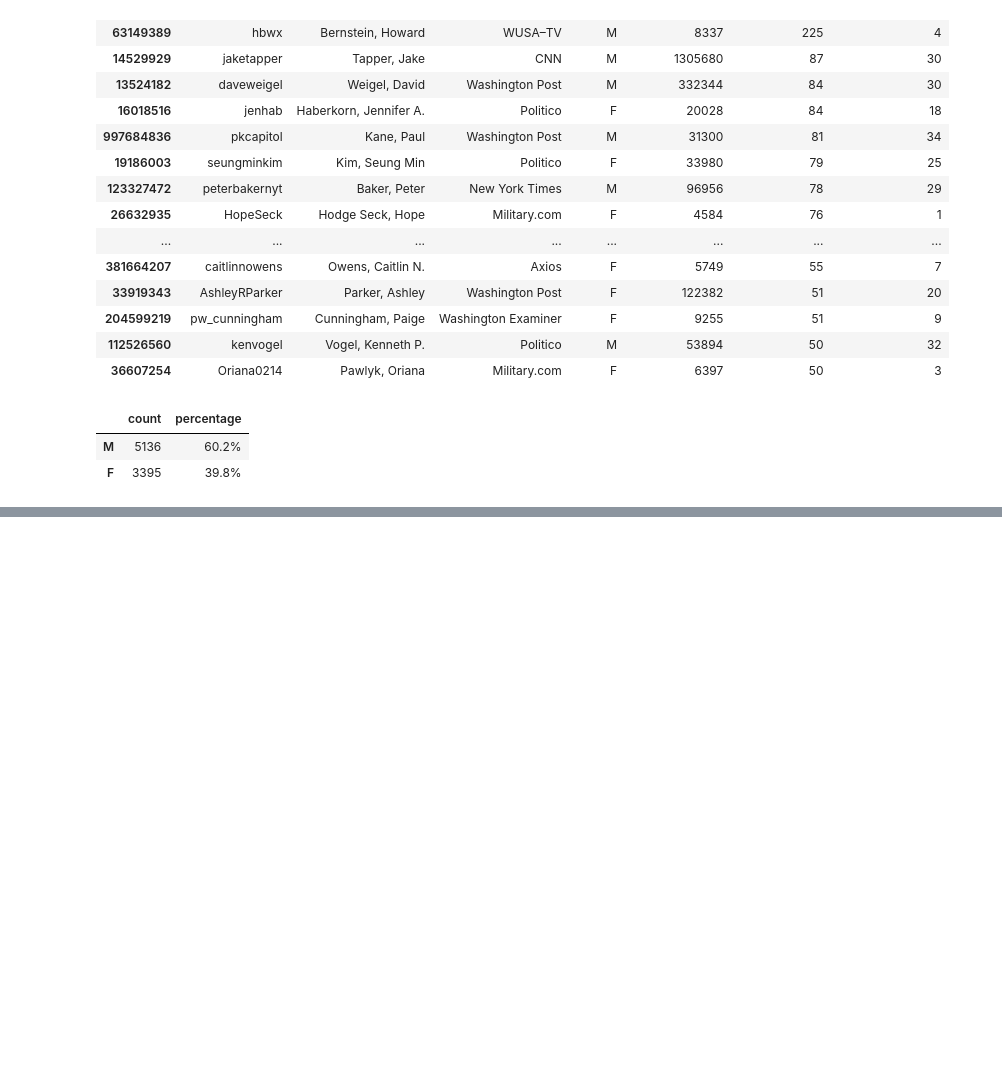
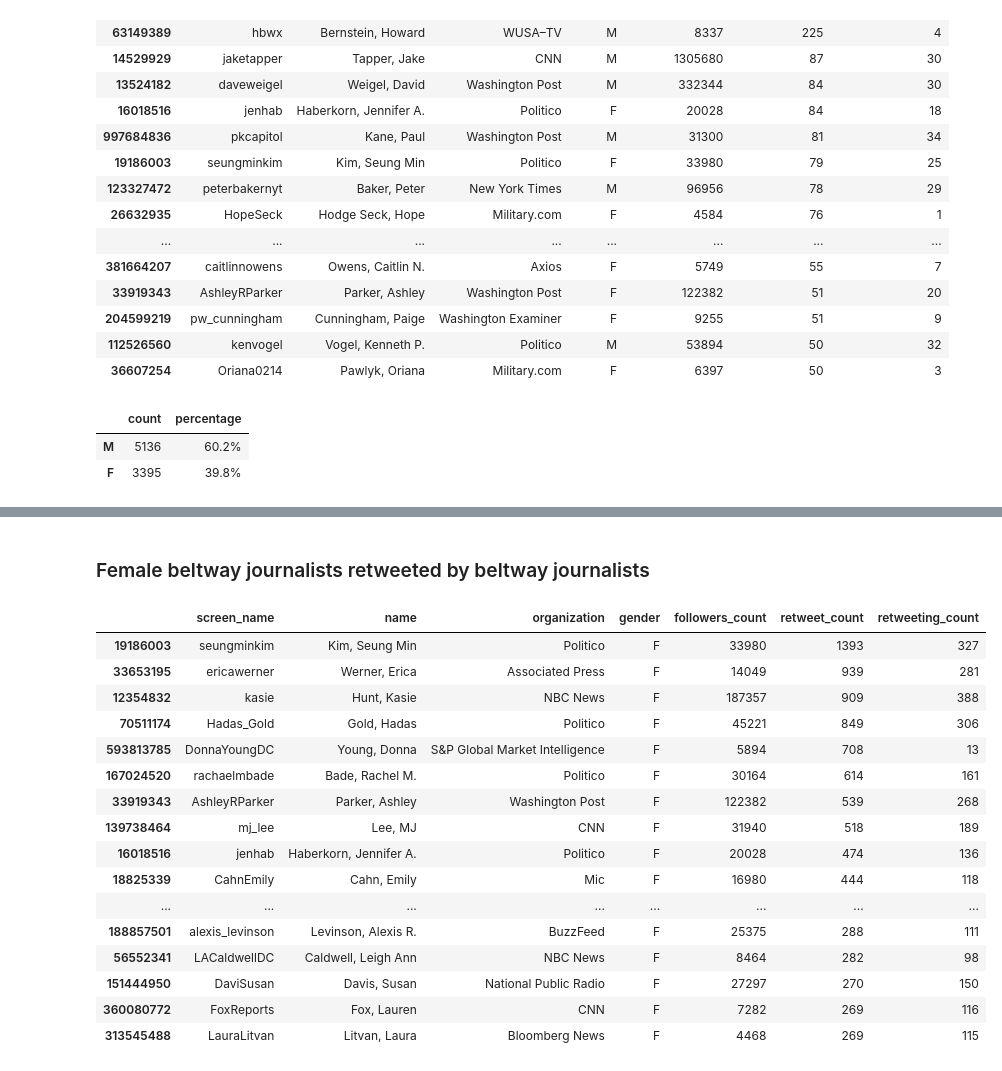
Before and after one commit to justinlittman/beltway_reporters, a Jupyter notebook: jupyter/Gender dynamics.ipynb, the cells around one changed output, grey strips where cells are left out. Saved outputs shown, nothing was run; the diff lists cells and outputs as text; code cells hidden in the pictures; blank space fills up the shorter version.

```diff
--- a/jupyter/Gender dynamics.ipynb
+++ b/jupyter/Gender dynamics.ipynb
@@ -659,0 +886,24 @@ journalist_mention_gender_summary(journalists_mention_df[journalists_mention_df.
+# %% [markdown]
+### Female beltway journalists retweeted by beltway journalists
+# %%
+female_journalists_retweet_summary_df = journalist_retweet_summary(journalists_retweet_df[journalists_retweet_df.retweet_gender == 'F'])
+female_journalists_retweet_summary_df.to_csv('output/female_journalists_retweeted_by_journalists.csv')
+female_journalists_retweet_summary_df[journalist_retweet_summary_fields].head(25)
+# %% [output]
+|  | screen_name | name | organization | gender | followers_count | retweet_count | retweeting_count |
+| 19186003 | seungminkim | Kim, Seung Min | Politico | F | 33980 | 1393 | 327 |
+| 33653195 | ericawerner | Werner, Erica | Associated Press | F | 14049 | 939 | 281 |
+| 12354832 | kasie | Hunt, Kasie | NBC News | F | 187357 | 909 | 388 |
+| 70511174 | Hadas_Gold | Gold, Hadas | Politico | F | 45221 | 849 | 306 |
+| 593813785 | DonnaYoungDC | Young, Donna | S&P Global Market Intelligence | F | 5894 | 708 | 13 |
+| 167024520 | rachaelmbade | Bade, Rachel M. | Politico | F | 30164 | 614 | 161 |
+| 33919343 | AshleyRParker | Parker, Ashley | Washington Post | F | 122382 | 539 | 268 |
+| 139738464 | mj_lee | Lee, MJ | CNN | F | 31940 | 518 | 189 |
+| 16018516 | jenhab | Haberkorn, Jennifer A. | Politico | F | 20028 | 474 | 136 |
+| 18825339 | CahnEmily | Cahn, Emily | Mic | F | 16980 | 444 | 118 |
+| ... | ... | ... | ... | ... | ... | ... | ... |
+| 188857501 | alexis_levinson | Levinson, Alexis R. | BuzzFeed | F | 25375 | 288 | 111 |
+| 56552341 | LACaldwellDC | Caldwell, Leigh Ann | NBC News | F | 8464 | 282 | 98 |
+| 151444950 | DaviSusan | Davis, Susan | National Public Radio | F | 27297 | 270 | 150 |
+| 360080772 | FoxReports | Fox, Lauren | CNN | F | 7282 | 269 | 116 |
+| 313545488 | LauraLitvan | Litvan, Laura | Bloomberg News | F | 4468 | 269 | 115 |
```
Also changed, not shown: parts of 66 cells of this notebook, 15 other files.
